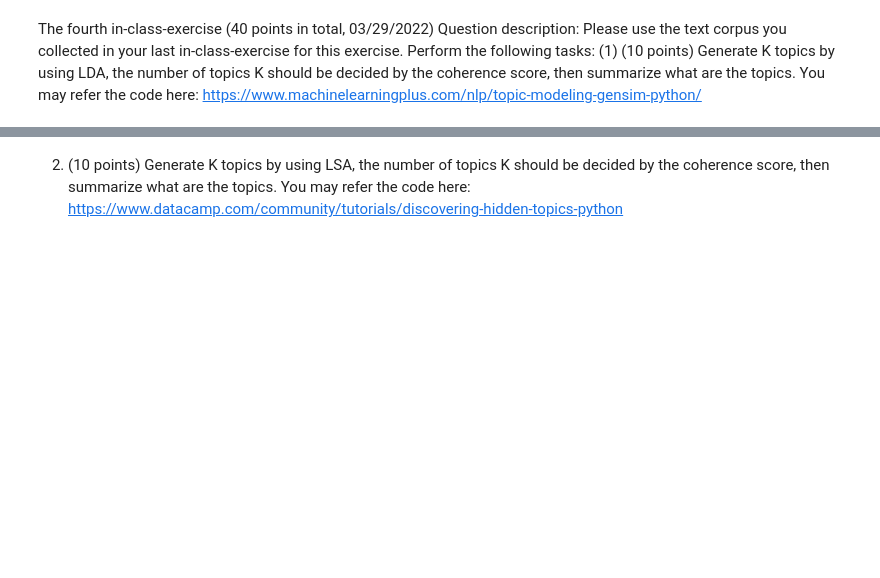
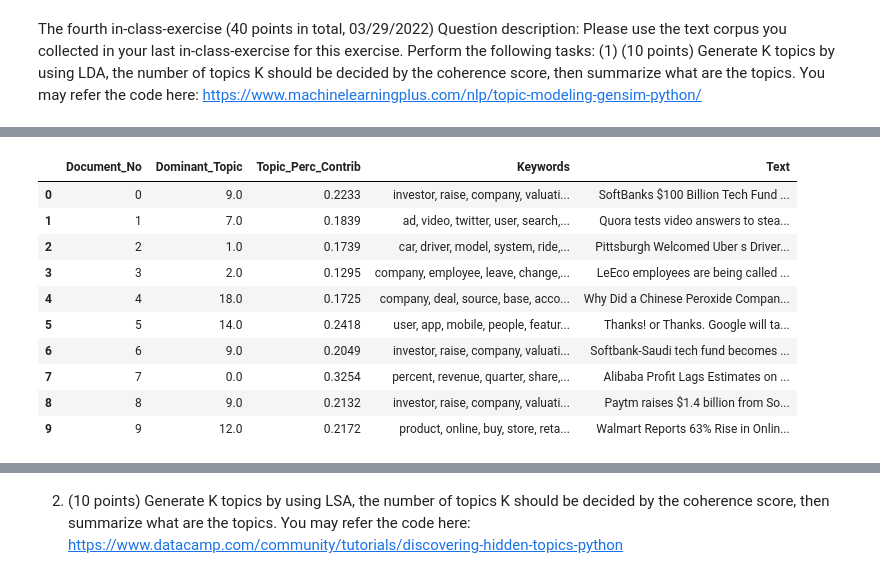
Before and after one commit to saivardhan31/saivardhanreddy_INFO5731_Spring2022, a Jupyter notebook: in class exercise 04.ipynb, the cells around one changed output, grey strips where cells are left out. Drawn from its saved outputs; the diff is of its cells as text; code cells hidden in the pictures; blank space fills up the shorter version.

```diff
--- a/in class exercise 04.ipynb
+++ b/in class exercise 04.ipynb
@@ -256,34 +434,46 @@ pprint(optimalmodel.print_topics(num_words=10))
 # Finding the dominant topic in each sentence
 def format_topics_sentences(ldamodel=ldamodel, corpus=corpus, texts=data):
     # Init output
     sent_topics_df = pd.DataFrame()
 
     # Get main topic in each document
     for i, row in enumerate(ldamodel[corpus]):
         row = sorted(row, key=lambda x: (x[1]), reverse=True)
         # Get the Dominant topic, Perc Contribution and Keywords for each document
         for j, (topic_num, prop_topic) in enumerate(row):
             if j == 0:  # => dominant topic
                 wp = ldamodel.show_topic(topic_num)
                 topic_keywords = ", ".join([word for word, prop in wp])
                 sent_topics_df = sent_topics_df.append(pd.Series([int(topic_num), round(prop_topic,4), topic_keywords]), ignore_index=True)
             else:
                 break
     sent_topics_df.columns = ['Dominant_Topic', 'Perc_Contribution', 'Topic_Keywords']
 
     # Add original text to the end of the output
     contents = pd.Series(texts)
     sent_topics_df = pd.concat([sent_topics_df, contents], axis=1)
     return(sent_topics_df)
 
-df_topic_sents_keywords = format_topics_sentences(ldamodel=optimal_model, corpus=corpus, texts=data)
+df_topic_sents_keywords = format_topics_sentences(ldamodel=optimalmodel, corpus=corpus, texts=data)
 
 # Format
 df_dominant_topic = df_topic_sents_keywords.reset_index()
 df_dominant_topic.columns = ['Document_No', 'Dominant_Topic', 'Topic_Perc_Contrib', 'Keywords', 'Text']
 
 # Show
 df_dominant_topic.head(10)
+# %% [output]
+|  | Document_No | Dominant_Topic | Topic_Perc_Contrib | Keywords | Text |
+| 0 | 0 | 9.0 | 0.2233 | investor, raise, company, valuati... | SoftBanks $100 Billion Tech Fund ... |
+| 1 | 1 | 7.0 | 0.1839 | ad, video, twitter, user, search,... | Quora tests video answers to stea... |
+| 2 | 2 | 1.0 | 0.1739 | car, driver, model, system, ride,... | Pittsburgh Welcomed Uber s Driver... |
+| 3 | 3 | 2.0 | 0.1295 | company, employee, leave, change,... | LeEco employees are being called ... |
+| 4 | 4 | 18.0 | 0.1725 | company, deal, source, base, acco... | Why Did a Chinese Peroxide Compan... |
+| 5 | 5 | 14.0 | 0.2418 | user, app, mobile, people, featur... | Thanks! or Thanks. Google will ta... |
+| 6 | 6 | 9.0 | 0.2049 | investor, raise, company, valuati... | Softbank-Saudi tech fund becomes ... |
+| 7 | 7 | 0.0 | 0.3254 | percent, revenue, quarter, share,... | Alibaba Profit Lags Estimates on ... |
+| 8 | 8 | 9.0 | 0.2132 | investor, raise, company, valuati... | Paytm raises $1.4 billion from So... |
+| 9 | 9 | 12.0 | 0.2172 | product, online, buy, store, reta... | Walmart Reports 63% Rise in Onlin... |
 # %%
 sent_topics_sorteddf_mallet = pd.DataFrame()
 
```
Also changed, not shown: parts of 33 cells of this notebook.
